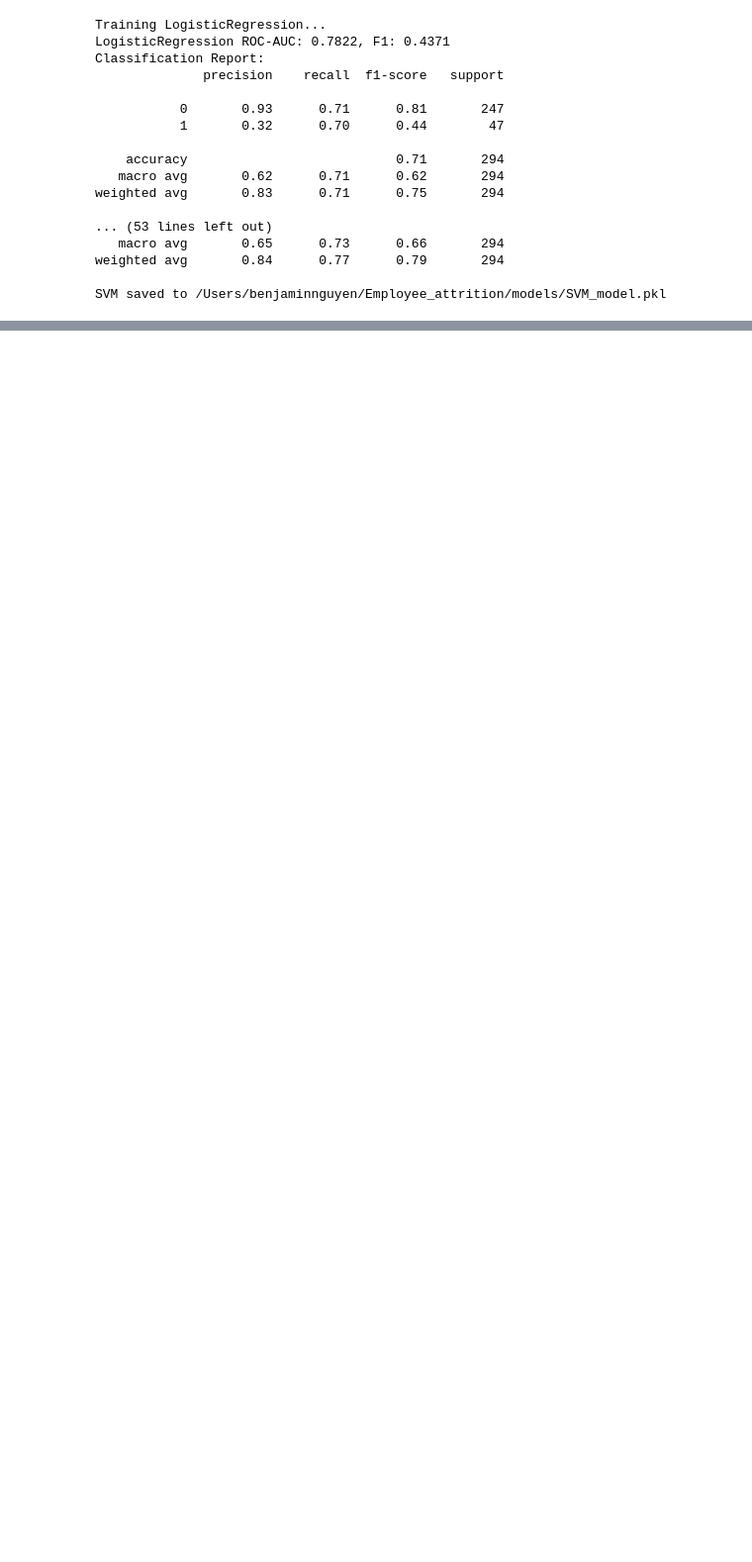
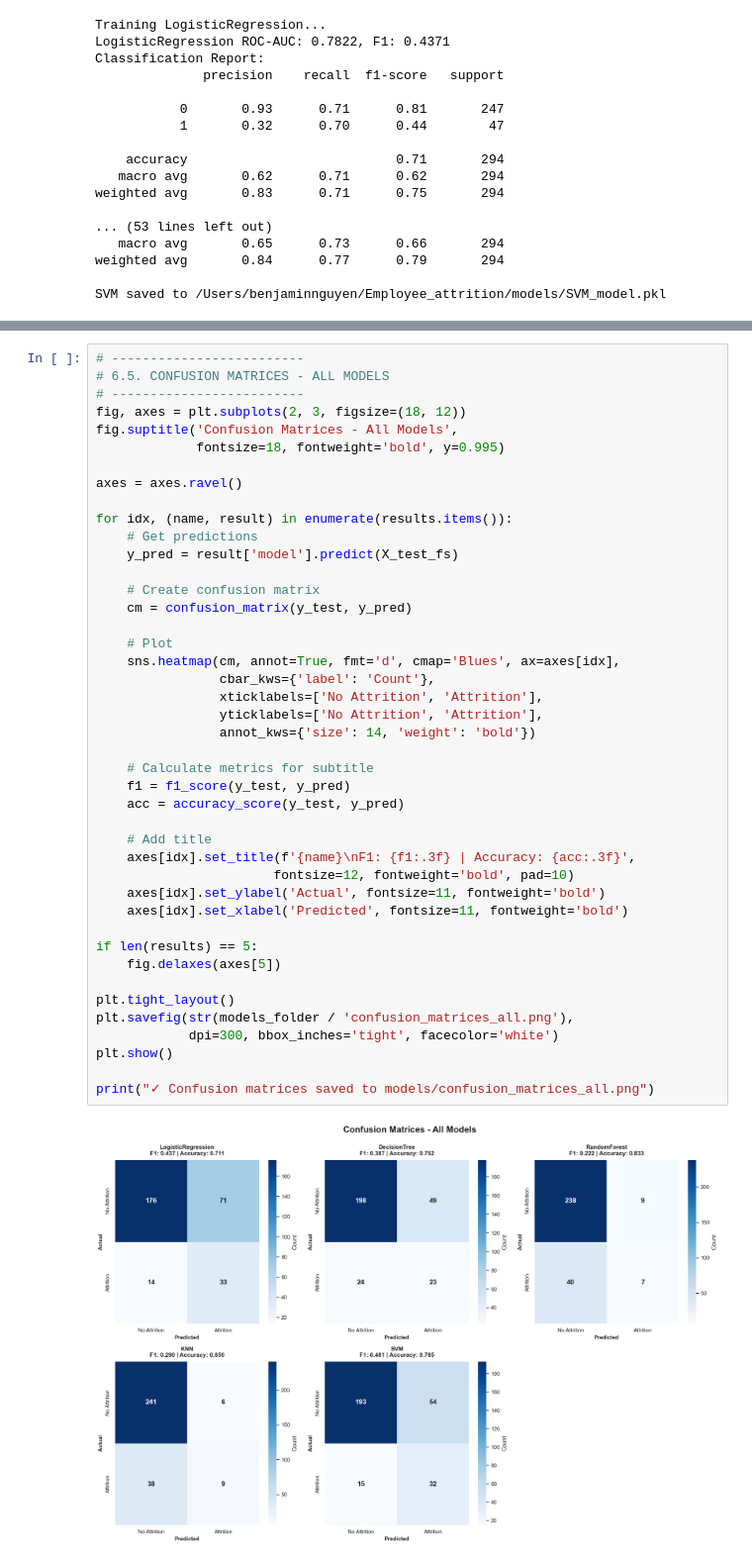
Before and after one commit to kehakinx/Employee_attrition, a Jupyter notebook: notebooks/04_modeling.ipynb, the cells around one changed output, grey strips where cells are left out. Shown at 99% size. Saved outputs shown, nothing was run; the diff lists cells and outputs as text; blank space fills up the shorter version.

Commit message:
Add correlation heatmap, clean model comparison visualizations, confusion matrices, and SVM detailed analysis

```diff
--- a/notebooks/04_modeling.ipynb
+++ b/notebooks/04_modeling.ipynb
@@ -266,0 +321,45 @@ LogisticRegression 0.782152  0.437086
+# %%
+# -------------------------
+# 6.5. CONFUSION MATRICES - ALL MODELS
+# -------------------------
+fig, axes = plt.subplots(2, 3, figsize=(18, 12))
+fig.suptitle('Confusion Matrices - All Models',
+             fontsize=18, fontweight='bold', y=0.995)
+
+axes = axes.ravel()
+
+for idx, (name, result) in enumerate(results.items()):
+    # Get predictions
+    y_pred = result['model'].predict(X_test_fs)
+
+    # Create confusion matrix
+    cm = confusion_matrix(y_test, y_pred)
+
+    # Plot
+    sns.heatmap(cm, annot=True, fmt='d', cmap='Blues', ax=axes[idx],
+                cbar_kws={'label': 'Count'},
+                xticklabels=['No Attrition', 'Attrition'],
+                yticklabels=['No Attrition', 'Attrition'],
+                annot_kws={'size': 14, 'weight': 'bold'})
+
+    # Calculate metrics for subtitle
+    f1 = f1_score(y_test, y_pred)
+    acc = accuracy_score(y_test, y_pred)
+
+    # Add title
+    axes[idx].set_title(f'{name}\nF1: {f1:.3f} | Accuracy: {acc:.3f}',
+                       fontsize=12, fontweight='bold', pad=10)
+    axes[idx].set_ylabel('Actual', fontsize=11, fontweight='bold')
+    axes[idx].set_xlabel('Predicted', fontsize=11, fontweight='bold')
+
+if len(results) == 5:
+    fig.delaxes(axes[5])
+
+plt.tight_layout()
+plt.savefig(str(models_folder / 'confusion_matrices_all.png'),
+            dpi=300, bbox_inches='tight', facecolor='white')
+plt.show()
+
+print("✓ Confusion matrices saved to models/confusion_matrices_all.png")
+# %% [output]
+[figure, added]
```
Also changed, not shown: parts of 7 cells of this notebook, 1 other file.
